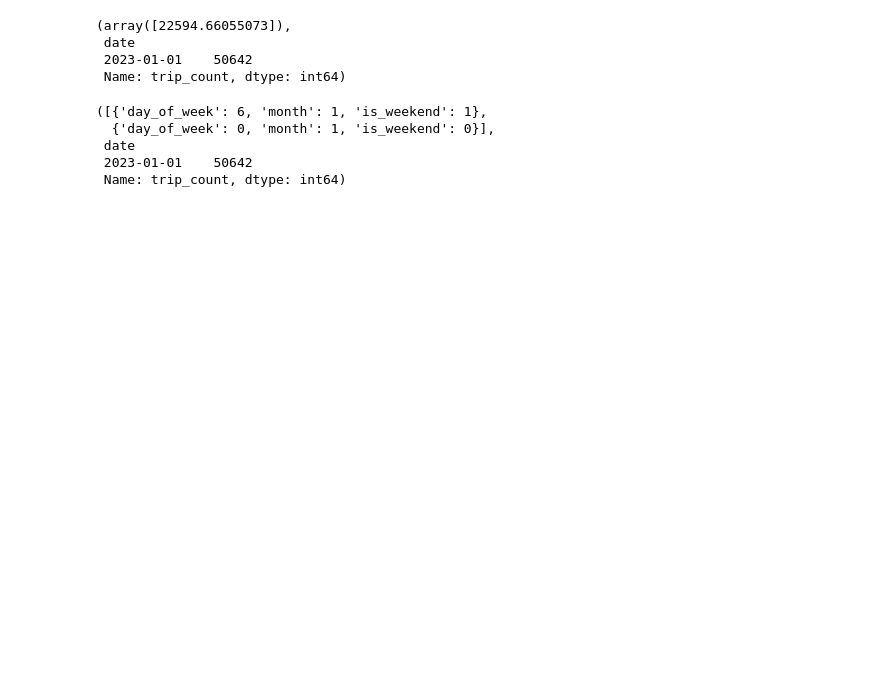
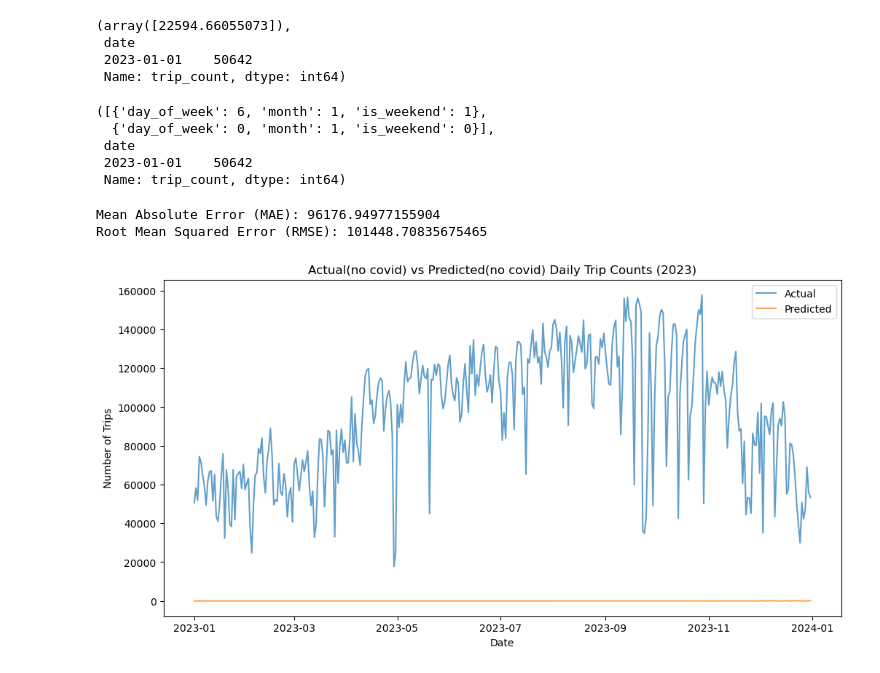
Before and after one commit to panditlakshya/bike-trip-analysis, a Jupyter notebook: bike-trip-analysis.ipynb, the cells around one changed output. Saved outputs shown, nothing was run; the diff lists cells and outputs as text; code cells hidden in the pictures; blank space fills up the shorter version.

```diff
--- a/bike-trip-analysis.ipynb
+++ b/bike-trip-analysis.ipynb
@@ -281,3 +371,41 @@ raw_dict,y_test.iloc[:1]
 train_data_no_covid = train_data[
     (train_data.index < '2020-03-01') | (train_data.index > '2021-06-30')
 ]
+test_data_no_covid = daily_data[daily_data.index.year == 2023]
+# %%
+# Define features and target variable
+features = ['day_of_week', 'month', 'is_weekend','year'] # 'trip_count_lag1', 'trip_count_lag7', 'trip_count_rolling7'
+X_train_no_covid = train_data_no_covid[features]
+y_train_no_covid = train_data_no_covid['trip_count']
+X_test_no_covid = test_data_no_covid[features]
+y_test_no_covid = test_data_no_covid['trip_count']
+# %%
+from sklearn.ensemble import RandomForestRegressor
+from sklearn.metrics import mean_absolute_error, mean_squared_error
+
+# Initialize and train the model
+model_no_covid = RandomForestRegressor(n_estimators=100, random_state=42)
+model_no_covid.fit(X_train_no_covid, y_train_no_covid)
+
+# Predict on the test set
+predictions_no_covid = model_no_covid.predict(X_test_no_covid)
+# %%
+# Evaluate the model
+mae_no_covid = mean_absolute_error(y_test_no_covid, predictions_no_covid)
+rmse_no_covid = np.sqrt(mean_squared_error(y_test_no_covid, predictions_no_covid))
+print(f"Mean Absolute Error (MAE): {mae_no_covid}")
+print(f"Root Mean Squared Error (RMSE): {rmse_no_covid}")
+
+# Visualize predictions vs actual values
+plt.figure(figsize=(12, 6))
+plt.plot(test_data_no_covid.index, y_test_no_covid, label="Actual", alpha=0.7)
+plt.plot(test_data_no_covid.index, predictions_no_covid, label="Predicted", alpha=0.7)
+plt.title("Actual(no covid) vs Predicted(no covid) Daily Trip Counts (2023)")
+plt.xlabel("Date")
+plt.ylabel("Number of Trips")
+plt.legend()
+plt.show()
+# %% [output]
+Mean Absolute Error (MAE): 96176.94977155904
+Root Mean Squared Error (RMSE): 101448.70835675465
+[figure, added]
```
Also changed, not shown: parts of 28 cells of this notebook, 2 other files.
